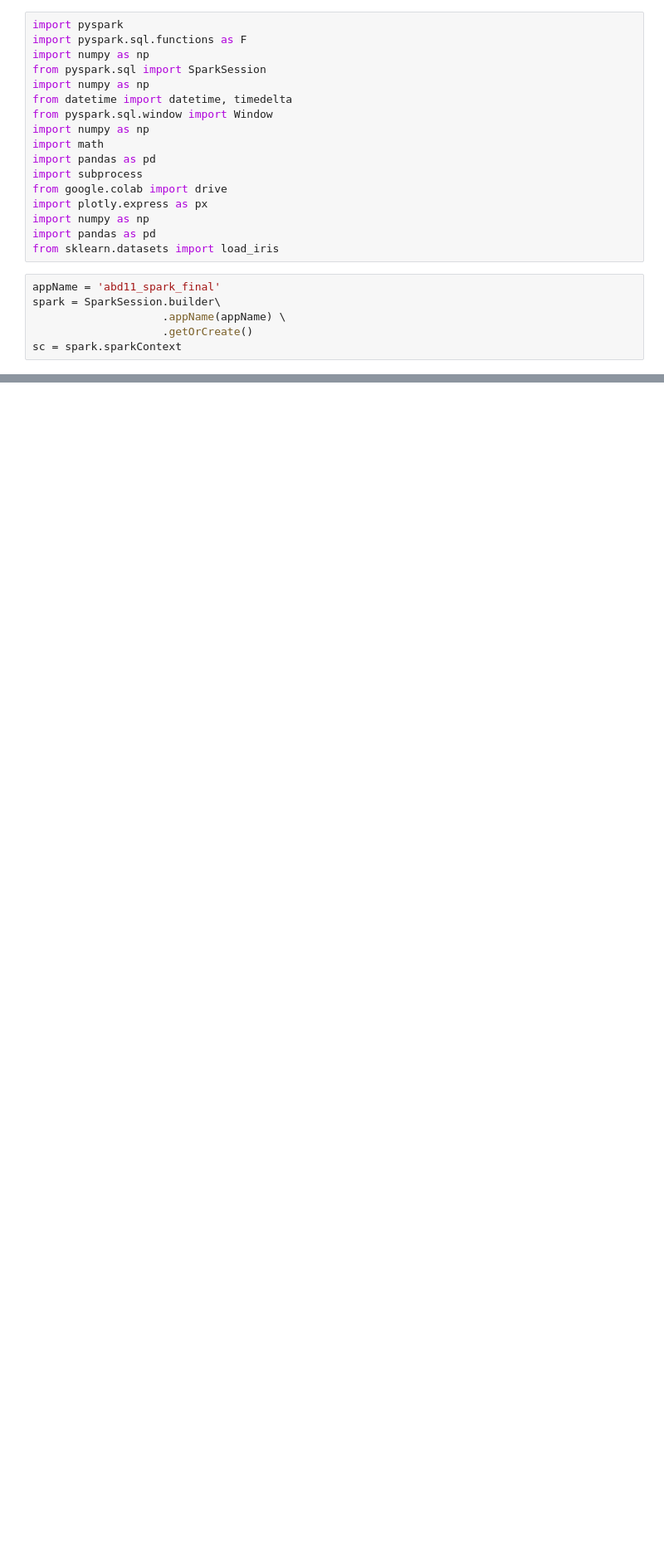
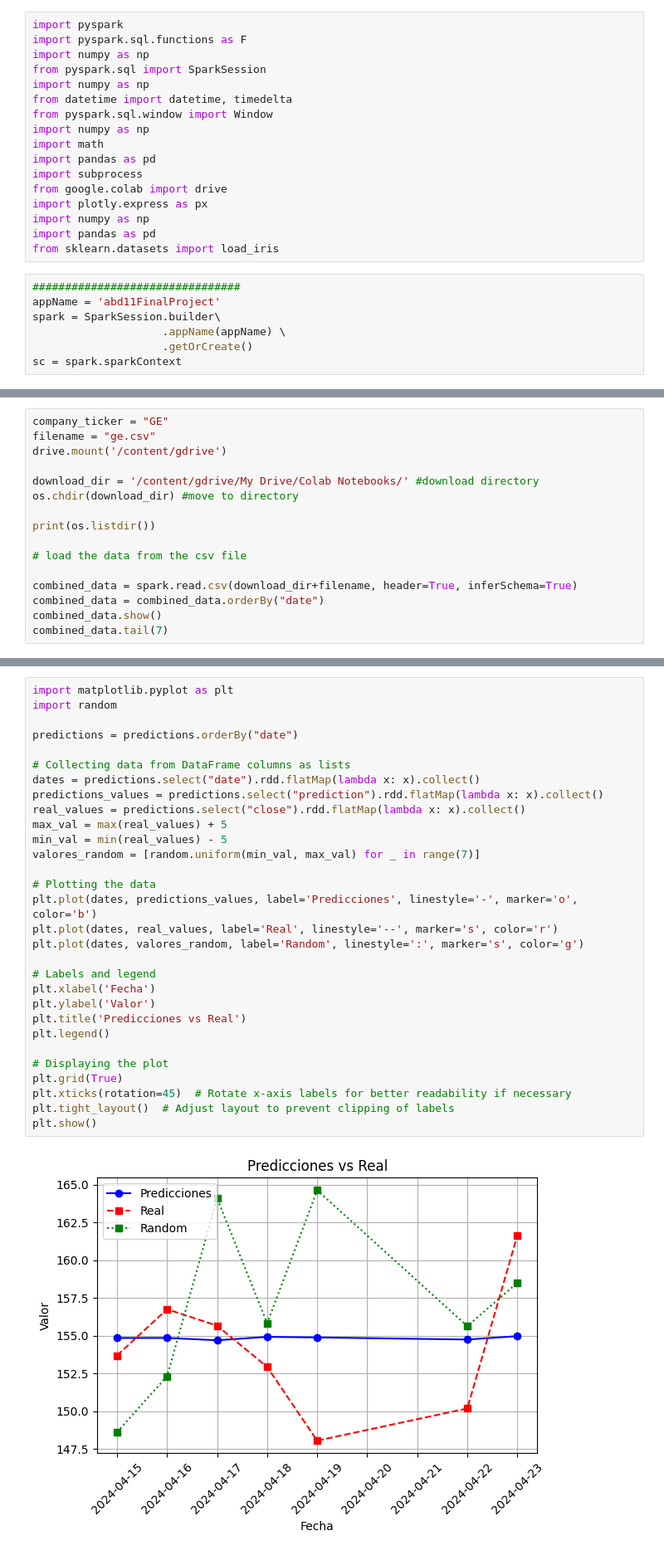
Before and after one commit to AsterisCrack/BigData-TradingProject, a Jupyter notebook: Pablo_Model.ipynb, the cells around one changed output, grey strips where cells are left out. Shown at 83% size. Drawn from its saved outputs; the diff is of its cells as text; blank space fills up the shorter version.

```diff
--- a/Pablo_Model.ipynb
+++ b/Pablo_Model.ipynb
@@ -28,7 +55,8 @@ import numpy as np
 import pandas as pd
 from sklearn.datasets import load_iris
 # %%
-appName = 'abd11_spark_final'
+################################
+appName = 'abd11FinalProject'
 spark = SparkSession.builder\
                     .appName(appName) \
                     .getOrCreate()
@@ -48,0 +70,16 @@ df2.show(5)
+# %%
+company_ticker = "GE"
+filename = "ge.csv"
+drive.mount('/content/gdrive')
+
+download_dir = '/content/gdrive/My Drive/Colab Notebooks/' #download directory
+os.chdir(download_dir) #move to directory
+
+print(os.listdir())
+
+# load the data from the csv file
+
+combined_data = spark.read.csv(download_dir+filename, header=True, inferSchema=True)
+combined_data = combined_data.orderBy("date")
+combined_data.show()
+combined_data.tail(7)
@@ -48,0 +261,32 @@ df2.show(5)
+# %%
+import matplotlib.pyplot as plt
+import random
+
+predictions = predictions.orderBy("date")
+
+# Collecting data from DataFrame columns as lists
+dates = predictions.select("date").rdd.flatMap(lambda x: x).collect()
+predictions_values = predictions.select("prediction").rdd.flatMap(lambda x: x).collect()
+real_values = predictions.select("close").rdd.flatMap(lambda x: x).collect()
+max_val = max(real_values) + 5
+min_val = min(real_values) - 5
+valores_random = [random.uniform(min_val, max_val) for _ in range(7)]
+
+# Plotting the data
+plt.plot(dates, predictions_values, label='Predicciones', linestyle='-', marker='o', color='b')
+plt.plot(dates, real_values, label='Real', linestyle='--', marker='s', color='r')
+plt.plot(dates, valores_random, label='Random', linestyle=':', marker='s', color='g')
+
+# Labels and legend
+plt.xlabel('Fecha')
+plt.ylabel('Valor')
+plt.title('Predicciones vs Real')
+plt.legend()
+
+# Displaying the plot
+plt.grid(True)
+plt.xticks(rotation=45)  # Rotate x-axis labels for better readability if necessary
+plt.tight_layout()  # Adjust layout to prevent clipping of labels
+plt.show()
+# %% [output]
+[figure, added]
```
Also changed, not shown: parts of 14 cells of this notebook.
